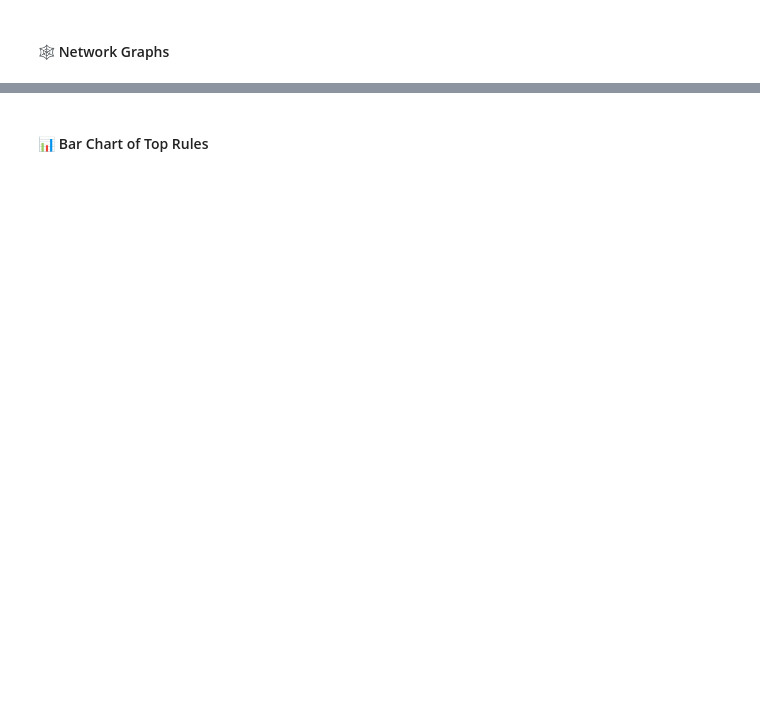
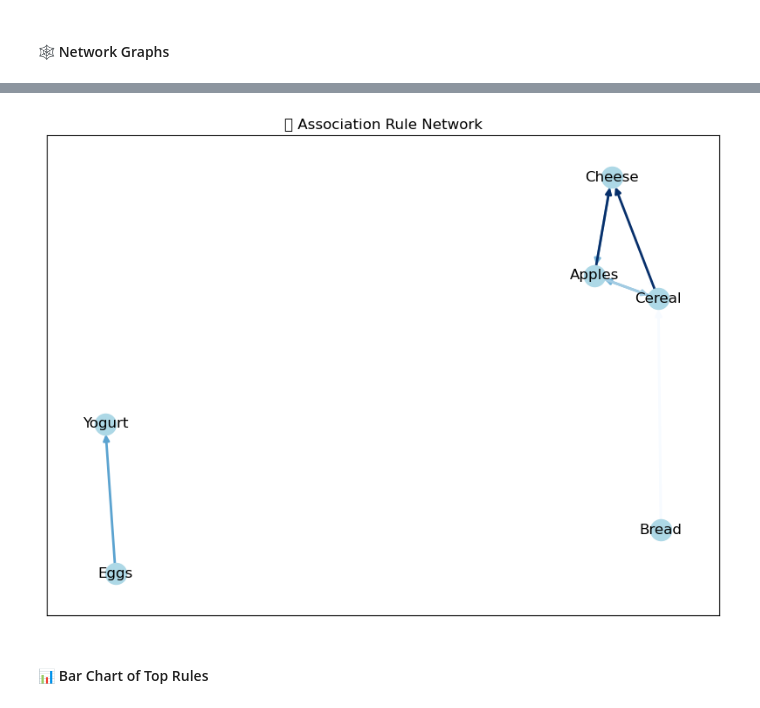
Before and after one commit to ashrithssreddy/ml-toolkit, a Jupyter notebook: Unsupervised_Learning/association_rule_learning.ipynb, the cells around one changed output, grey strips where cells are left out. Drawn from its saved outputs; the diff is of its cells as text; code cells hidden in the pictures; blank space fills up the shorter version.

```diff
--- a/Unsupervised_Learning/association_rule_learning.ipynb
+++ b/Unsupervised_Learning/association_rule_learning.ipynb
@@ -391,3 +578,32 @@ ___
+# %%
+import networkx as nx
+
+G = nx.DiGraph()
+
+for _, row in rules.head(10).iterrows():
+    for antecedent in row['antecedents']:
+        for consequent in row['consequents']:
+            G.add_edge(antecedent, consequent, weight=row['lift'])
+
+plt.figure(figsize=(8, 6))
+pos = nx.spring_layout(G, k=0.5, seed=42)
+
+edges = G.edges(data=True)
+weights = [d['weight'] for _, _, d in edges]
+
+nx.draw_networkx(G, pos,
+    with_labels=True,
+    node_color='lightblue',
+    edge_color=weights,
+    edge_cmap=plt.cm.Blues,
+    width=2.0
+)
+
+plt.title("🕸 Association Rule Network")
+plt.tight_layout()
+plt.show()
+# %% [output]
+[figure, added]
 # %% [markdown]
 <a id="rule-barplot"></a>
 #### 📊 Bar Chart of Top Rules
```
Also changed, not shown: parts of 25 cells of this notebook.
